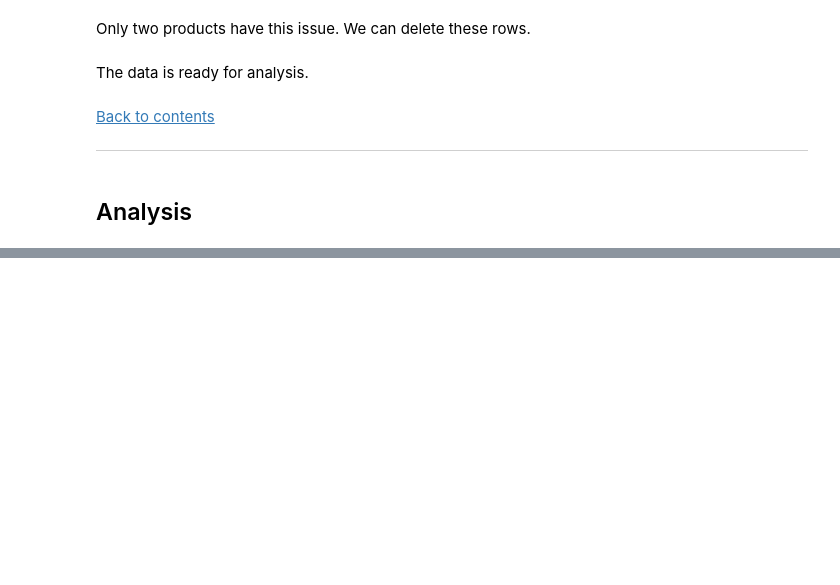
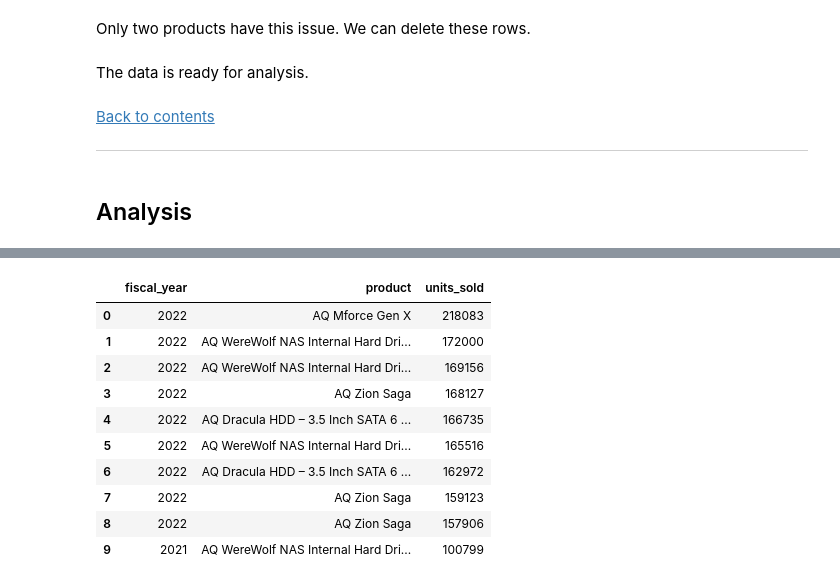
Before and after one commit to Silverscale/AtliQ_Products_Analysis, a Jupyter notebook: atliq_product_analysis.ipynb, the cells around one changed output, grey strips where cells are left out. Saved outputs shown, nothing was run; the diff lists cells and outputs as text; code cells hidden in the pictures; blank space fills up the shorter version.

```diff
--- a/atliq_product_analysis.ipynb
+++ b/atliq_product_analysis.ipynb
@@ -742,0 +753,24 @@ The data is ready for analysis.
+# %%
+query = """
+SELECT fiscal_year, product, SUM(sold_quantity) AS units_sold
+FROM fact_sales_monthly
+    JOIN dim_product
+    ON fact_sales_monthly.product_code = dim_product.product_code
+GROUP BY fiscal_year, dim_product.product_code
+ORDER BY units_sold DESC
+"""
+
+best_sell_df = pd.read_sql_query(query, con)
+best_sell_df.head(10)
+# %% [output]
+|  | fiscal_year | product | units_sold |
+| 0 | 2022 | AQ Mforce Gen X | 218083 |
+| 1 | 2022 | AQ WereWolf NAS Internal Hard Dri... | 172000 |
+| 2 | 2022 | AQ WereWolf NAS Internal Hard Dri... | 169156 |
+| 3 | 2022 | AQ Zion Saga | 168127 |
+| 4 | 2022 | AQ Dracula HDD – 3.5 Inch SATA 6 ... | 166735 |
+| 5 | 2022 | AQ WereWolf NAS Internal Hard Dri... | 165516 |
+| 6 | 2022 | AQ Dracula HDD – 3.5 Inch SATA 6 ... | 162972 |
+| 7 | 2022 | AQ Zion Saga | 159123 |
+| 8 | 2022 | AQ Zion Saga | 157906 |
+| 9 | 2021 | AQ WereWolf NAS Internal Hard Dri... | 100799 |
```
Also changed, not shown: parts of 3 cells of this notebook.
